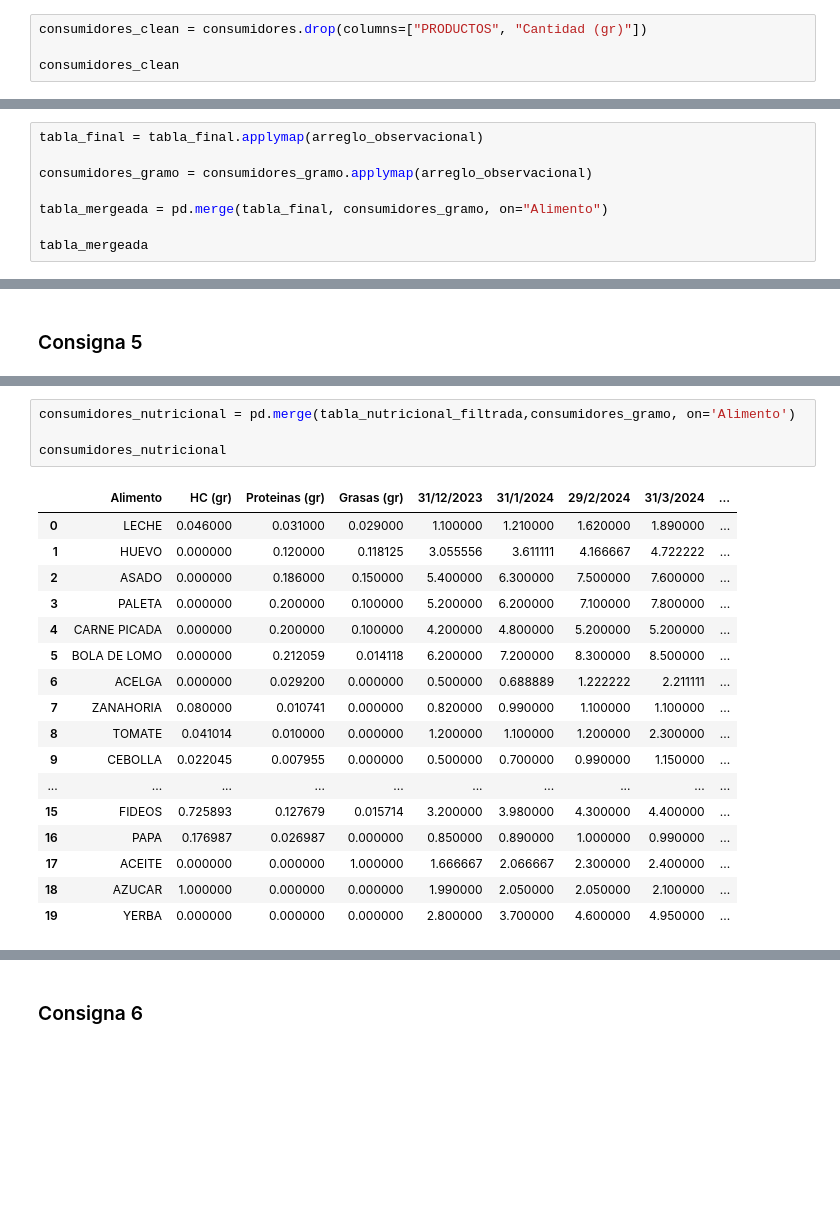
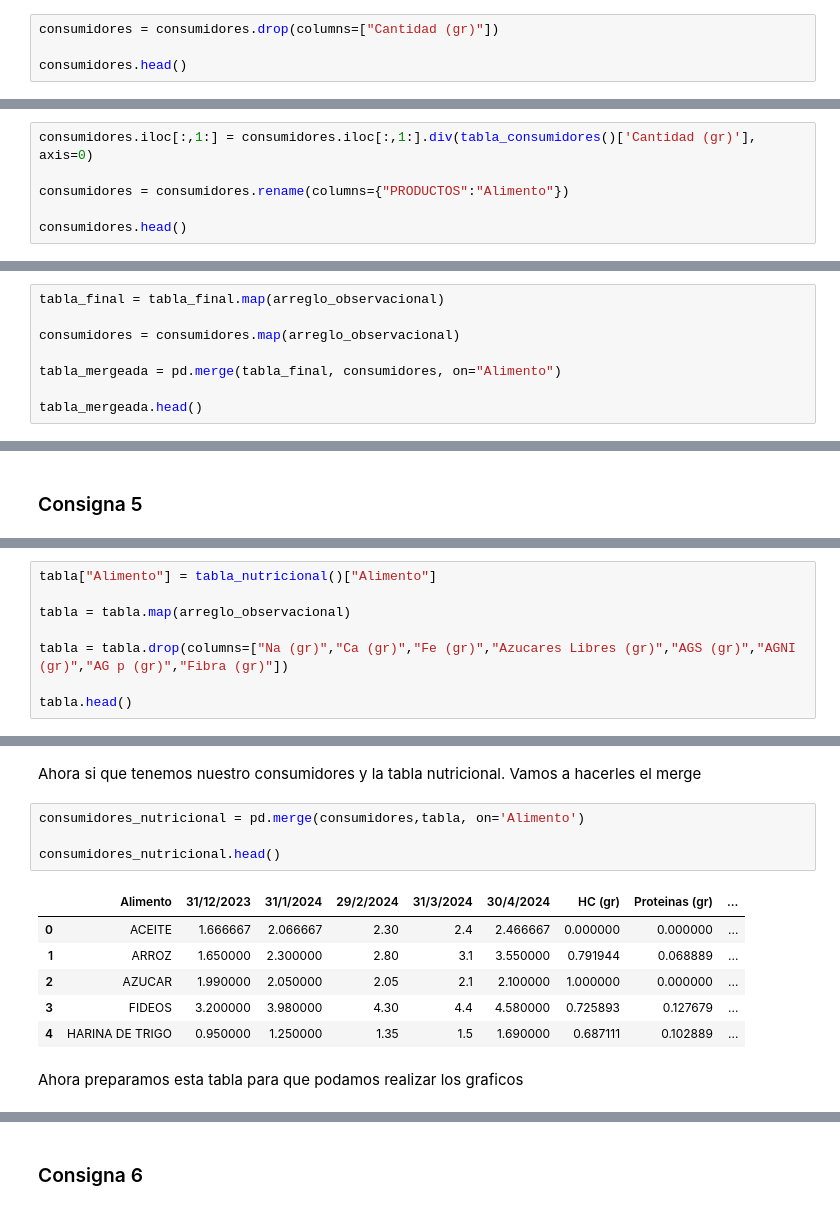
Before and after one commit to iggallardo-uba/ALC-TP2, a Jupyter notebook: Grupo-GR18.ipynb, the cells around one changed output, grey strips where cells are left out. Drawn from its saved outputs; the diff is of its cells as text; blank space fills up the shorter version.

```diff
--- a/Grupo-GR18.ipynb
+++ b/Grupo-GR18.ipynb
@@ -263,5 +180,5 @@ consumidores
 # %%
-consumidores_clean = consumidores.drop(columns=["PRODUCTOS", "Cantidad (gr)"])
+consumidores = consumidores.drop(columns=["Cantidad (gr)"])
 
-consumidores_clean
+consumidores.head()
 # %% [output]
@@ -315,0 +191,6 @@ Con esto tengo cada columna, ahora me faltaria proyectar cada una en el espacio
+# %%
+consumidores.iloc[:,1:] = consumidores.iloc[:,1:].div(tabla_consumidores()['Cantidad (gr)'], axis=0)
+
+consumidores = consumidores.rename(columns={"PRODUCTOS":"Alimento"})
+
+consumidores.head()
@@ -316,10 +206,10 @@ Con esto tengo cada columna, ahora me faltaria proyectar cada una en el espacio
 # %%
-tabla_final = tabla_final.applymap(arreglo_observacional)
+tabla_final = tabla_final.map(arreglo_observacional)
 
-consumidores_gramo = consumidores_gramo.applymap(arreglo_observacional)
+consumidores = consumidores.map(arreglo_observacional)
 
-tabla_mergeada = pd.merge(tabla_final, consumidores_gramo, on="Alimento")
+tabla_mergeada = pd.merge(tabla_final, consumidores, on="Alimento")
 
-tabla_mergeada
+tabla_mergeada.head()
 # %% [output]
 |  | Z1 | Z2 | Z3 | Alimento | 31/12/2023 | 31/1/2024 | 29/2/2024 | 31/3/2024 | 30/4/2024 |
@@ -379,0 +225,8 @@ consumidores_gramo.head()
+# %%
+tabla["Alimento"] = tabla_nutricional()["Alimento"]
+
+tabla = tabla.map(arreglo_observacional)
+
+tabla = tabla.drop(columns=["Na (gr)","Ca (gr)","Fe (gr)","Azucares Libres (gr)","AGS (gr)","AGNI (gr)","AG p (gr)","Fibra (gr)"])
+
+tabla.head()
@@ -380,23 +249,16 @@ consumidores_gramo.head()
+# %% [markdown]
+Ahora si que tenemos nuestro consumidores y la tabla nutricional. Vamos a hacerles el merge
 # %%
-consumidores_nutricional = pd.merge(tabla_nutricional_filtrada,consumidores_gramo, on='Alimento')
+consumidores_nutricional = pd.merge(consumidores,tabla, on='Alimento')
 
-consumidores_nutricional
+consumidores_nutricional.head()
 # %% [output]
-|  | Alimento | HC (gr) | Proteinas (gr) | Grasas (gr) | 31/12/2023 | 31/1/2024 | 29/2/2024 | 31/3/2024 | ... |
-| 0 | LECHE | 0.046000 | 0.031000 | 0.029000 | 1.100000 | 1.210000 | 1.620000 | 1.890000 | ... |
-| 1 | HUEVO | 0.000000 | 0.120000 | 0.118125 | 3.055556 | 3.611111 | 4.166667 | 4.722222 | ... |
-| 2 | ASADO | 0.000000 | 0.186000 | 0.150000 | 5.400000 | 6.300000 | 7.500000 | 7.600000 | ... |
-| 3 | PALETA | 0.000000 | 0.200000 | 0.100000 | 5.200000 | 6.200000 | 7.100000 | 7.800000 | ... |
-| 4 | CARNE PICADA | 0.000000 | 0.200000 | 0.100000 | 4.200000 | 4.800000 | 5.200000 | 5.200000 | ... |
-| 5 | BOLA DE LOMO | 0.000000 | 0.212059 | 0.014118 | 6.200000 | 7.200000 | 8.300000 | 8.500000 | ... |
-| 6 | ACELGA | 0.000000 | 0.029200 | 0.000000 | 0.500000 | 0.688889 | 1.222222 | 2.211111 | ... |
-| 7 | ZANAHORIA | 0.080000 | 0.010741 | 0.000000 | 0.820000 | 0.990000 | 1.100000 | 1.100000 | ... |
-| 8 | TOMATE | 0.041014 | 0.010000 | 0.000000 | 1.200000 | 1.100000 | 1.200000 | 2.300000 | ... |
-| 9 | CEBOLLA | 0.022045 | 0.007955 | 0.000000 | 0.500000 | 0.700000 | 0.990000 | 1.150000 | ... |
-| ... | ... | ... | ... | ... | ... | ... | ... | ... | ... |
-| 15 | FIDEOS | 0.725893 | 0.127679 | 0.015714 | 3.200000 | 3.980000 | 4.300000 | 4.400000 | ... |
-| 16 | PAPA | 0.176987 | 0.026987 | 0.000000 | 0.850000 | 0.890000 | 1.000000 | 0.990000 | ... |
-| 17 | ACEITE | 0.000000 | 0.000000 | 1.000000 | 1.666667 | 2.066667 | 2.300000 | 2.400000 | ... |
-| 18 | AZUCAR | 1.000000 | 0.000000 | 0.000000 | 1.990000 | 2.050000 | 2.050000 | 2.100000 | ... |
-| 19 | YERBA | 0.000000 | 0.000000 | 0.000000 | 2.800000 | 3.700000 | 4.600000 | 4.950000 | ... |
+|  | Alimento | 31/12/2023 | 31/1/2024 | 29/2/2024 | 31/3/2024 | 30/4/2024 | HC (gr) | Proteinas (gr) | ... |
+| 0 | ACEITE | 1.666667 | 2.066667 | 2.30 | 2.4 | 2.466667 | 0.000000 | 0.000000 | ... |
+| 1 | ARROZ | 1.650000 | 2.300000 | 2.80 | 3.1 | 3.550000 | 0.791944 | 0.068889 | ... |
+| 2 | AZUCAR | 1.990000 | 2.050000 | 2.05 | 2.1 | 2.100000 | 1.000000 | 0.000000 | ... |
+| 3 | FIDEOS | 3.200000 | 3.980000 | 4.30 | 4.4 | 4.580000 | 0.725893 | 0.127679 | ... |
+| 4 | HARINA DE TRIGO | 0.950000 | 1.250000 | 1.35 | 1.5 | 1.690000 | 0.687111 | 0.102889 | ... |
+# %% [markdown]
+Ahora preparamos esta tabla para que podamos realizar los graficos
 # %%
```
Also changed, not shown: parts of 64 cells of this notebook, 1 other file.
